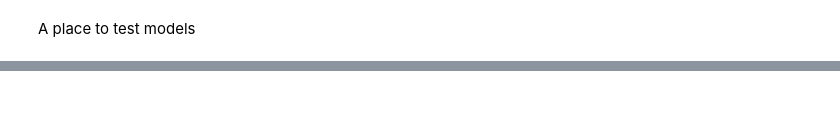
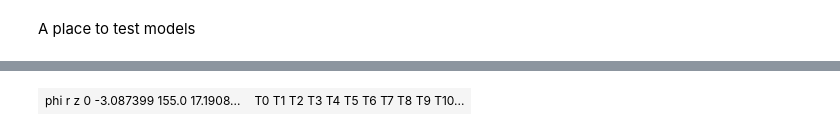
Before and after one commit to DZurawski/Fermi-Internship-2017, a Jupyter notebook: tracker.ipynb, the cells around one changed output, grey strips where cells are left out. Saved outputs shown, nothing was run; the diff lists cells and outputs as text; code cells hidden in the pictures; blank space fills up the shorter version.

```diff
--- a/tracker.ipynb
+++ b/tracker.ipynb
@@ -19,3 +19,17 @@ import keras # Neural network models
 import pandas as pd # Data frames
 import numpy as np  # numerical python
 from tracker3d import loader, utils, metrics
+# %%
+order   = ("phi", "r", "z")
+n_noise = 10
+code    = order[0][0] + order[1][0] + order[2][0]
+csv  = "datasets/raw/ramp_z.csv"
+
+data, target = loader.from_frame(
+    frame=pd.read_csv(csv),
+    nev=20,
+    tpe=25,
+    ts=9,
+    order=order,
+    n_noise=n_noise
+)
@@ -22,3 +54,8 @@ from tracker3d import loader, utils, metrics
+# %%
+ev = 5
+utils.display_side_by_side(data[5], target[5], order=order)
+# %% [output]
+| phi r z 0 -3.087399 155.0 17.1908... | T0 T1 T2 T3 T4 T5 T6 T7 T8 T9 T10... |
 # %%
 %%time
 
```
Also changed, not shown: parts of 1 cell of this notebook, 16 other files.
